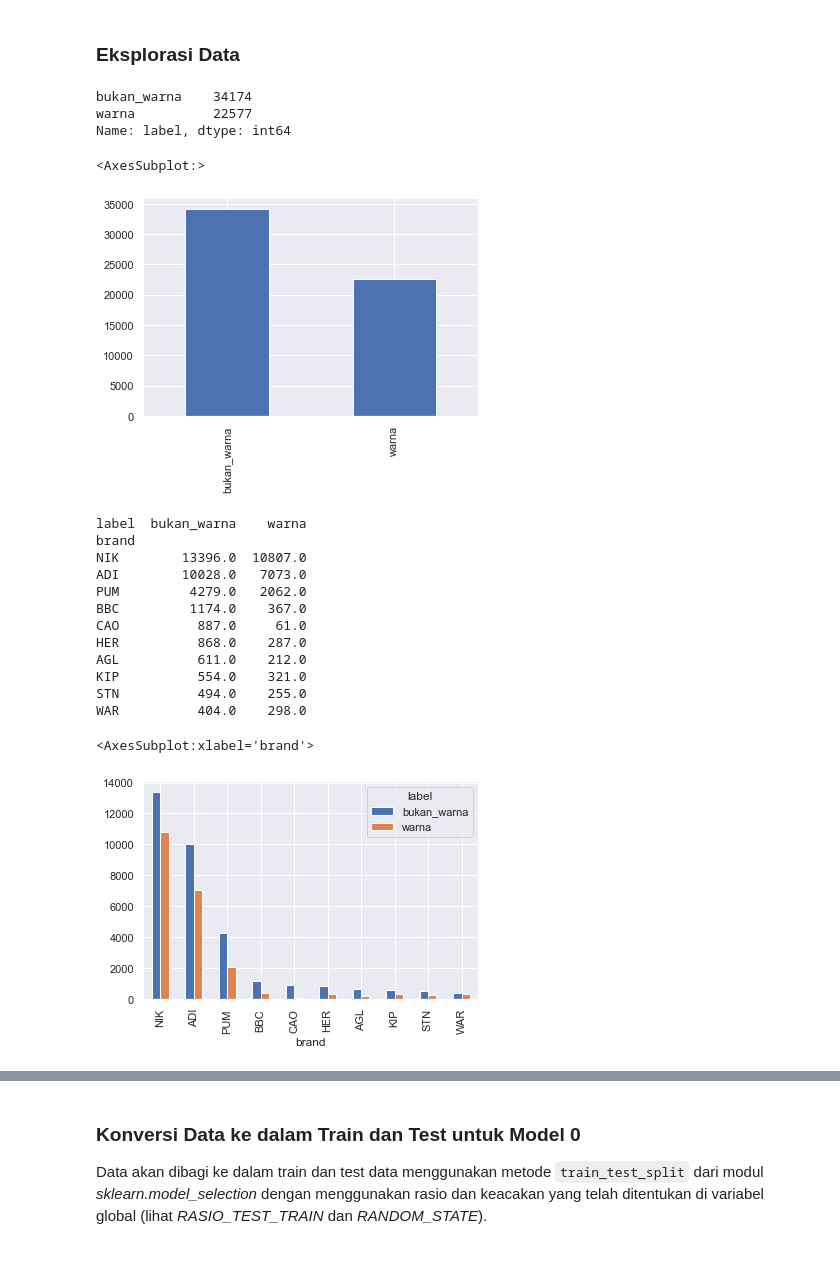
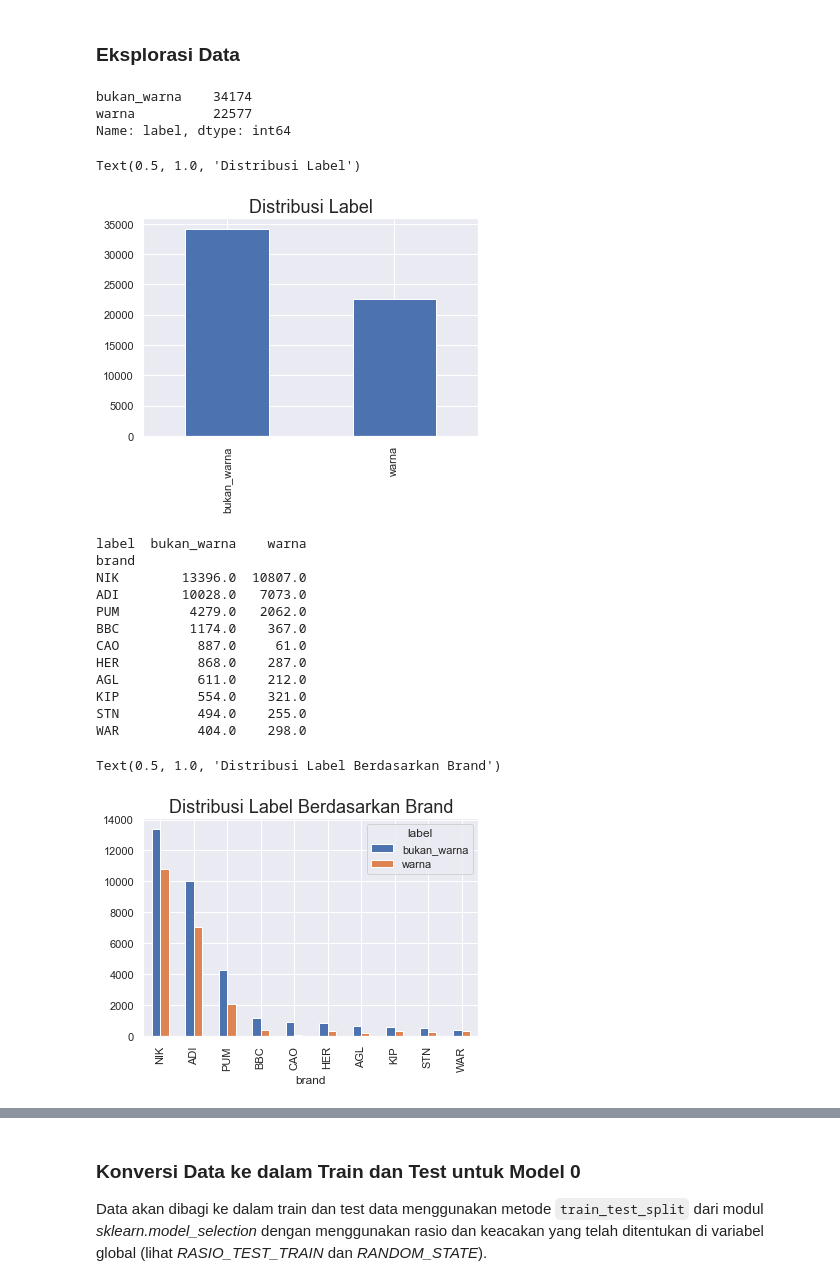
Before and after one commit to johanesPao/ColorSkim, a Jupyter notebook: ColorSkim_AI.ipynb, the cells around one changed output, grey strips where cells are left out. Drawn from its saved outputs; the diff is of its cells as text; code cells hidden in the pictures; blank space fills up the shorter version.

```diff
--- a/ColorSkim_AI.ipynb
+++ b/ColorSkim_AI.ipynb
@@ -191,19 +201,21 @@ data
 # %% [markdown]
 ### Eksplorasi Data
 # %%
- # * distribusi label dalam data
+# distribusi label dalam data
 print(data['label'].value_counts())
 data['label'].value_counts().plot(kind='bar')
+plt.gca().set_title('Distribusi Label', fontsize=18)
 # %% [output]
 bukan_warna    34174
 warna          22577
 Name: label, dtype: int64
-<AxesSubplot:>
+Text(0.5, 1.0, 'Distribusi Label')
-[figure, old version]
+[figure, new version]
 # %%
- # * distribusi label dalam brand (data hanya menunjukkan 10 teratas)
+# distribusi label dalam brand (data hanya menunjukkan 10 teratas)
 print(data[['brand', 'label']].value_counts().unstack().sort_values(by='bukan_warna', ascending=False)[:10])
 data[['brand', 'label']].value_counts().unstack().sort_values(by='bukan_warna', ascending=False)[:10].plot(kind='bar')
+plt.gca().set_title('Distribusi Label Berdasarkan Brand', fontsize=18)
 # %% [output]
 label  bukan_warna    warna
 brand
@@ -217,8 +229,8 @@ AGL          611.0    212.0
 KIP          554.0    321.0
 STN          494.0    255.0
 WAR          404.0    298.0
-<AxesSubplot:xlabel='brand'>
+Text(0.5, 1.0, 'Distribusi Label Berdasarkan Brand')
-[figure, old version]
+[figure, new version]
 # %% [markdown]
 ### Konversi Fitur dan Label ke dalam numerik
 
```
Also changed, not shown: parts of 79 cells of this notebook, 33 other files.
